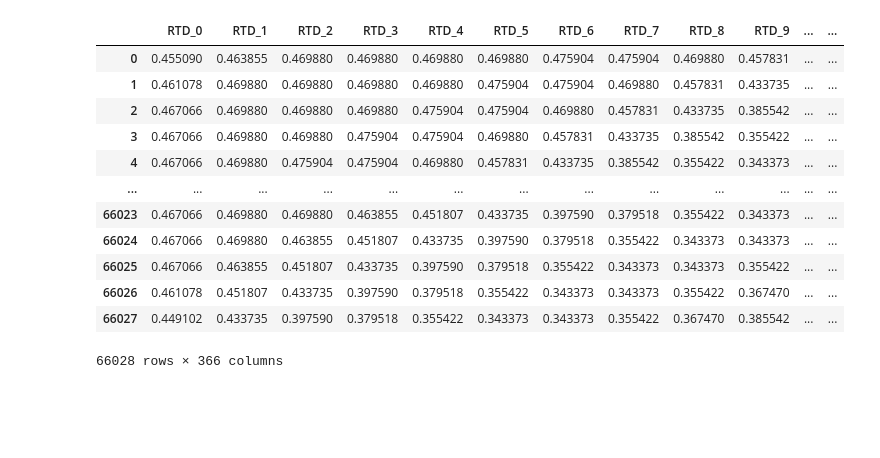
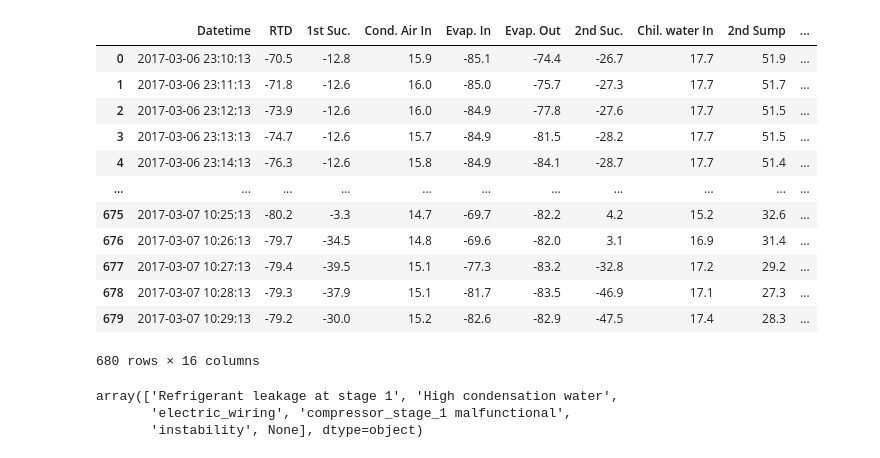
Before and after one commit to muhammadhussain-ops/DeepLearningProject, a Jupyter notebook: datalag.ipynb, the cells around one changed output. Saved outputs shown, nothing was run; the diff lists cells and outputs as text; code cells hidden in the pictures; blank space fills up the shorter version.

```diff
--- a/datalag.ipynb
+++ b/datalag.ipynb
@@ -174,16 +261,22 @@ Total elapsed time: 97.72 seconds
+# %%
+pd.read_parquet("/Users/muhammadhussain/Desktop/Data/filter/around_events_data_806274.parquet")
+# %% [output]
+|  | Datetime | RTD | 1st Suc. | Cond. Air In | Evap. In | Evap. Out | 2nd Suc. | Chil. water In | 2nd Sump | ... |
+| 0 | 2017-03-06 23:10:13 | -70.5 | -12.8 | 15.9 | -85.1 | -74.4 | -26.7 | 17.7 | 51.9 | ... |
+| 1 | 2017-03-06 23:11:13 | -71.8 | -12.6 | 16.0 | -85.0 | -75.7 | -27.3 | 17.7 | 51.7 | ... |
+| 2 | 2017-03-06 23:12:13 | -73.9 | -12.6 | 16.0 | -84.9 | -77.8 | -27.6 | 17.7 | 51.5 | ... |
+| 3 | 2017-03-06 23:13:13 | -74.7 | -12.6 | 15.7 | -84.9 | -81.5 | -28.2 | 17.7 | 51.5 | ... |
+| 4 | 2017-03-06 23:14:13 | -76.3 | -12.6 | 15.8 | -84.9 | -84.1 | -28.7 | 17.7 | 51.4 | ... |
+| ... | ... | ... | ... | ... | ... | ... | ... | ... | ... | ... |
+| 675 | 2017-03-07 10:25:13 | -80.2 | -3.3 | 14.7 | -69.7 | -82.2 | 4.2 | 15.2 | 32.6 | ... |
+| 676 | 2017-03-07 10:26:13 | -79.7 | -34.5 | 14.8 | -69.6 | -82.0 | 3.1 | 16.9 | 31.4 | ... |
+| 677 | 2017-03-07 10:27:13 | -79.4 | -39.5 | 15.1 | -77.3 | -83.2 | -32.8 | 17.2 | 29.2 | ... |
+| 678 | 2017-03-07 10:28:13 | -79.3 | -37.9 | 15.1 | -81.7 | -83.5 | -46.9 | 17.1 | 27.3 | ... |
+| 679 | 2017-03-07 10:29:13 | -79.2 | -30.0 | 15.2 | -82.6 | -82.9 | -47.5 | 17.4 | 28.3 | ... |
+680 rows × 16 columns
 # %%
-pd.read_parquet("/Users/muhammadhussain/Desktop/Data/filter/finished.parquet")
+pd.read_parquet("/Users/muhammadhussain/Desktop/Data/filter/finished.parquet")["main_fault"].unique()
 # %% [output]
-|  | RTD_0 | RTD_1 | RTD_2 | RTD_3 | RTD_4 | RTD_5 | RTD_6 | RTD_7 | RTD_8 | RTD_9 | ... | ... |
-| 0 | 0.455090 | 0.463855 | 0.469880 | 0.469880 | 0.469880 | 0.469880 | 0.475904 | 0.475904 | 0.469880 | 0.457831 | ... | ... |
-| 1 | 0.461078 | 0.469880 | 0.469880 | 0.469880 | 0.469880 | 0.475904 | 0.475904 | 0.469880 | 0.457831 | 0.433735 | ... | ... |
-| 2 | 0.467066 | 0.469880 | 0.469880 | 0.469880 | 0.475904 | 0.475904 | 0.469880 | 0.457831 | 0.433735 | 0.385542 | ... | ... |
-| 3 | 0.467066 | 0.469880 | 0.469880 | 0.475904 | 0.475904 | 0.469880 | 0.457831 | 0.433735 | 0.385542 | 0.355422 | ... | ... |
-| 4 | 0.467066 | 0.469880 | 0.475904 | 0.475904 | 0.469880 | 0.457831 | 0.433735 | 0.385542 | 0.355422 | 0.343373 | ... | ... |
-| ... | ... | ... | ... | ... | ... | ... | ... | ... | ... | ... | ... | ... |
-| 66023 | 0.467066 | 0.469880 | 0.469880 | 0.463855 | 0.451807 | 0.433735 | 0.397590 | 0.379518 | 0.355422 | 0.343373 | ... | ... |
-| 66024 | 0.467066 | 0.469880 | 0.463855 | 0.451807 | 0.433735 | 0.397590 | 0.379518 | 0.355422 | 0.343373 | 0.343373 | ... | ... |
-| 66025 | 0.467066 | 0.463855 | 0.451807 | 0.433735 | 0.397590 | 0.379518 | 0.355422 | 0.343373 | 0.343373 | 0.355422 | ... | ... |
-| 66026 | 0.461078 | 0.451807 | 0.433735 | 0.397590 | 0.379518 | 0.355422 | 0.343373 | 0.343373 | 0.355422 | 0.367470 | ... | ... |
-| 66027 | 0.449102 | 0.433735 | 0.397590 | 0.379518 | 0.355422 | 0.343373 | 0.343373 | 0.355422 | 0.367470 | 0.385542 | ... | ... |
-66028 rows × 366 columns
+array(['Refrigerant leakage at stage 1', 'High condensation water',
+       'electric_wiring', 'compressor_stage_1 malfunctional',
+       'instability', None], dtype=object)
```
Also changed, not shown: parts of 3 cells of this notebook, 1 other file.
